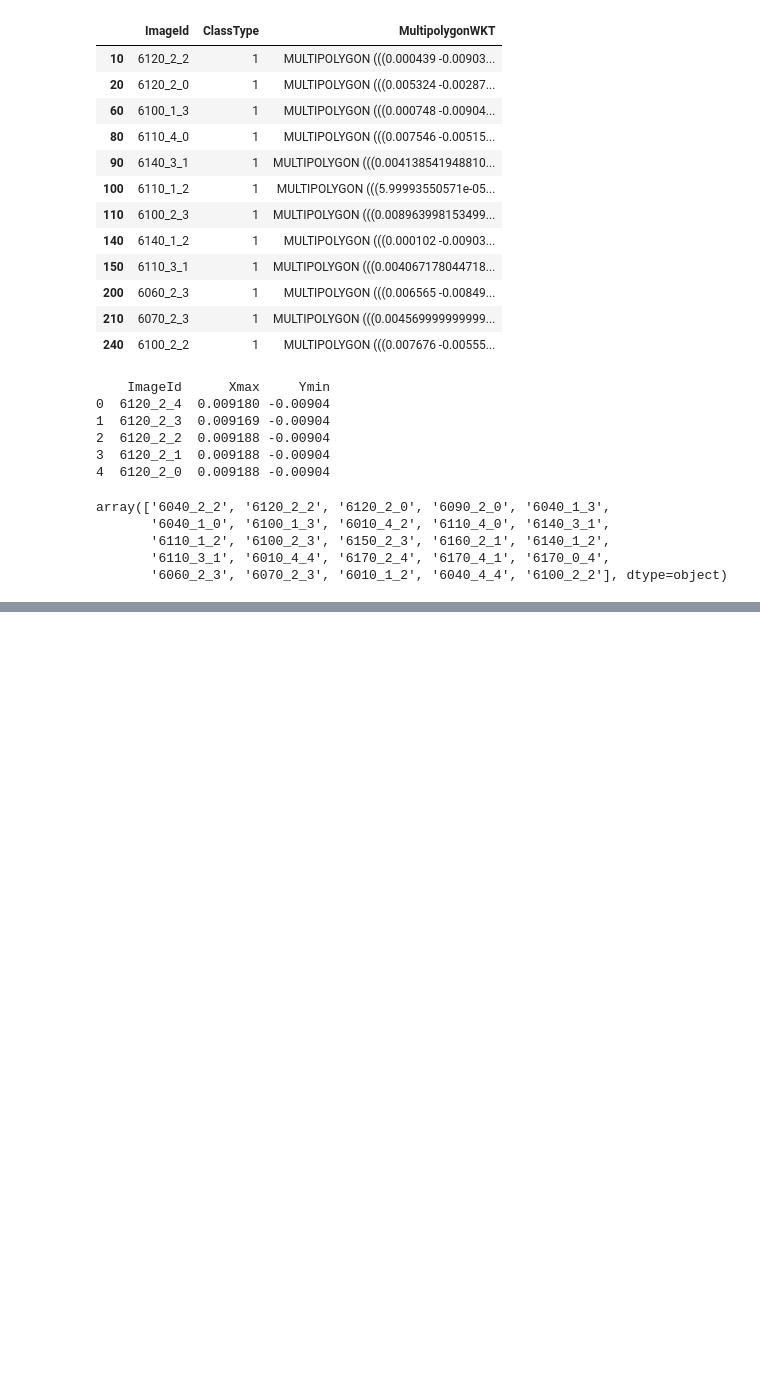
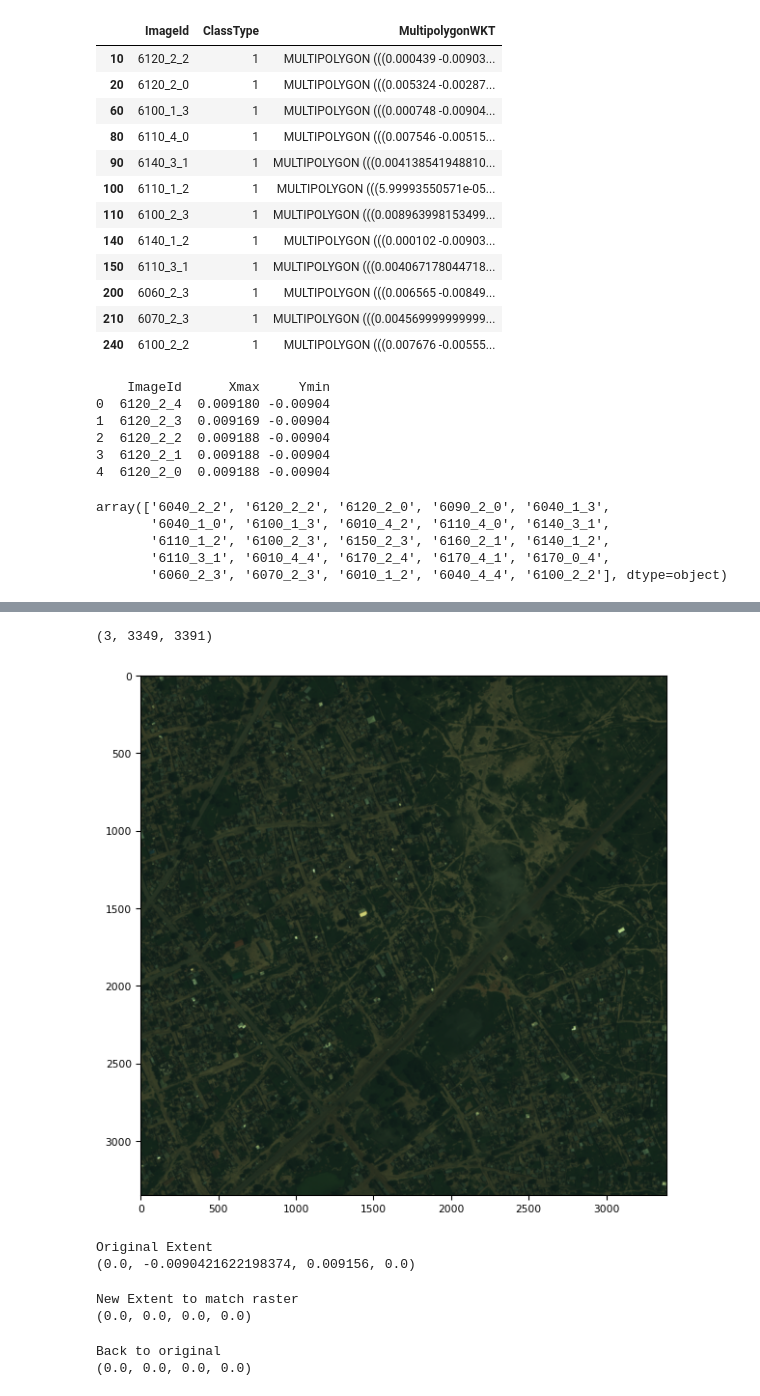
Before and after one commit to ethanweber/xview2, a Jupyter notebook: dstl_buildings_to_coco.ipynb, the cells around one changed output, grey strips where cells are left out. Cells and saved outputs as stored; diff of their text form; code cells hidden in the pictures; blank space fills up the shorter version.

```diff
--- a/dstl_buildings_to_coco.ipynb
+++ b/dstl_buildings_to_coco.ipynb
@@ -73,0 +229,70 @@ polygonsList
+# %%
+import tifffile as tiff
+
+img_filename = 'three_band/6100_1_3.tif'
+
+Image = tiff.imread(img_filename)
+
+tiff.imshow(Image)
+np.shape(Image)
+# %% [output]
+(3, 3349, 3391)
+[figure, added]
+# %%
+#####################################################################
+# The 3 next In's show how to scale polygons to image size and back #
+#####################################################################
+img_id = "6100_1_3"
+i_grid_size = gs[gs.ImageId == img_id]
+x_max = i_grid_size.Xmax.values[0]
+y_min = i_grid_size.Ymin.values[0]
+
+# Get just single class of trianing polyongs for this image
+class_2 = annotations[(annotations.ImageId == img_id) & (annotations.ClassType == 2)]
+
+# WKT to shapely object
+polyg = wkt_loads(class_2.MultipolygonWKT.values[0])
+
+print('Original Extent')
+print(polyg.bounds)
+# %% [output]
+Original Extent
+(0.0, -0.0090421622198374, 0.009156, 0.0)
+# %%
+#Load the image and get its width and height
+
+#image = gdal.Open('three_band/6120_2_2.tif')
+#W = image.RasterXSize
+#H = image.RasterYSize
+#gdal is not loaded in kaggle yet, so I'll do these manually for now.
+
+W = 3403
+H = 3348
+
+# Transform the polygons
+
+W_ = W * (W / (W+1) )
+H_ = H * (H / (H+1) )
+
+x_scaler = W_ / x_max
+y_scaler = H_ / y_min
+
+polyg = affinity.scale(polyg, xfact = x_scaler, yfact = y_scaler, origin=(0,0,0))
+
+print("New Extent to match raster")
+print(polyg.bounds)
+# %% [output]
+New Extent to match raster
+(0.0, 0.0, 0.0, 0.0)
+# %%
+# Now scale the shapely file back to its original coordinates for submission
+# The scaler is the inverse of the original scaler
+x_scaler = 1.0 / x_scaler
+y_scaler = 1.0 / y_scaler
+
+polyg = affinity.scale(polyg, xfact = x_scaler, yfact = y_scaler, origin=(0,0,0))
+print("Back to original")
+print(polyg.bounds)
+# %% [output]
+Back to original
+(0.0, 0.0, 0.0, 0.0)
```
Also changed, not shown: parts of 21 cells of this notebook.
